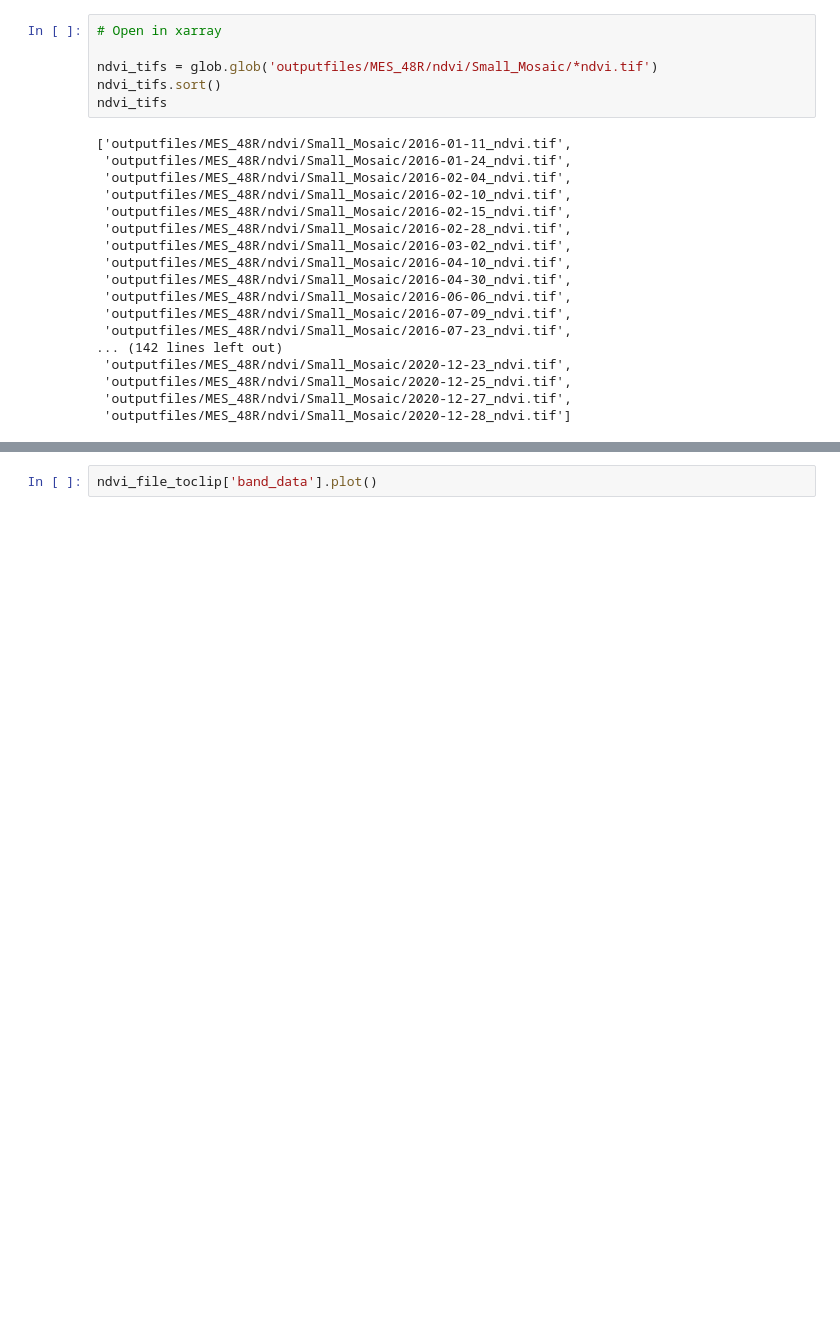
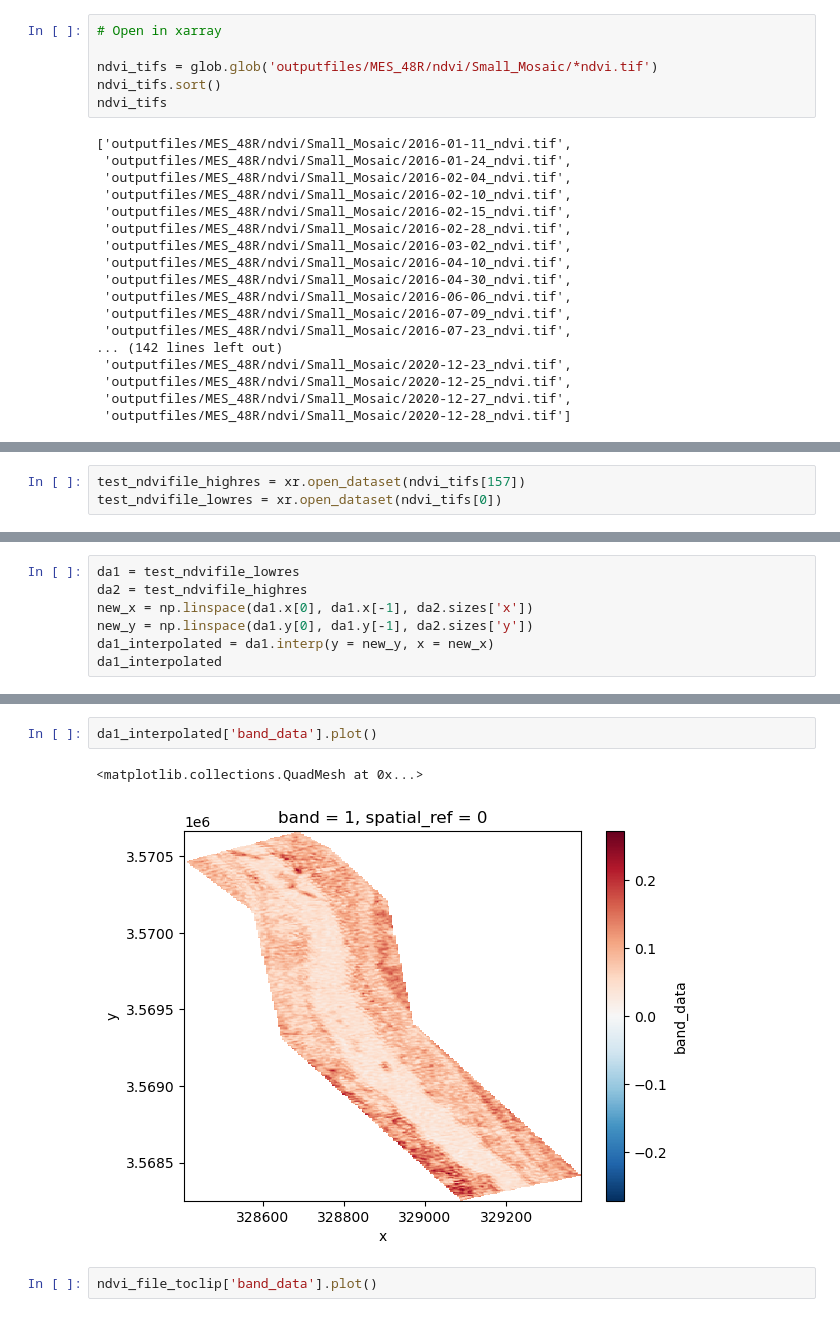
Before and after one commit to dtadych/Tadych_PlanetData_Challenge, a Jupyter notebook: RioGrandeAnalysis_Expanded_JustAnalysis.ipynb, the cells around one changed output, grey strips where cells are left out. Drawn from its saved outputs; the diff is of its cells as text; blank space fills up the shorter version.

Commit message:
Working on interpolating low resolution images

```diff
--- a/RioGrandeAnalysis_Expanded_JustAnalysis.ipynb
+++ b/RioGrandeAnalysis_Expanded_JustAnalysis.ipynb
@@ -525,0 +533,3 @@ data crs: EPSG:32613
+# %%
+test_ndvifile_highres = xr.open_dataset(ndvi_tifs[157])
+test_ndvifile_lowres = xr.open_dataset(ndvi_tifs[0])
@@ -525,0 +548,7 @@ data crs: EPSG:32613
+# %%
+da1 = test_ndvifile_lowres
+da2 = test_ndvifile_highres
+new_x = np.linspace(da1.x[0], da1.x[-1], da2.sizes['x'])
+new_y = np.linspace(da1.y[0], da1.y[-1], da2.sizes['y'])
+da1_interpolated = da1.interp(y = new_y, x = new_x)
+da1_interpolated
@@ -526,3 +565,8 @@ data crs: EPSG:32613
+# %%
+da1_interpolated['band_data'].plot()
+# %% [output]
+<matplotlib.collections.QuadMesh at 0x...>
+[figure, added]
 # %%
 ndvi_file_toclip['band_data'].plot()
 # %% [output]
```
Also changed, not shown: parts of 6 cells of this notebook.
